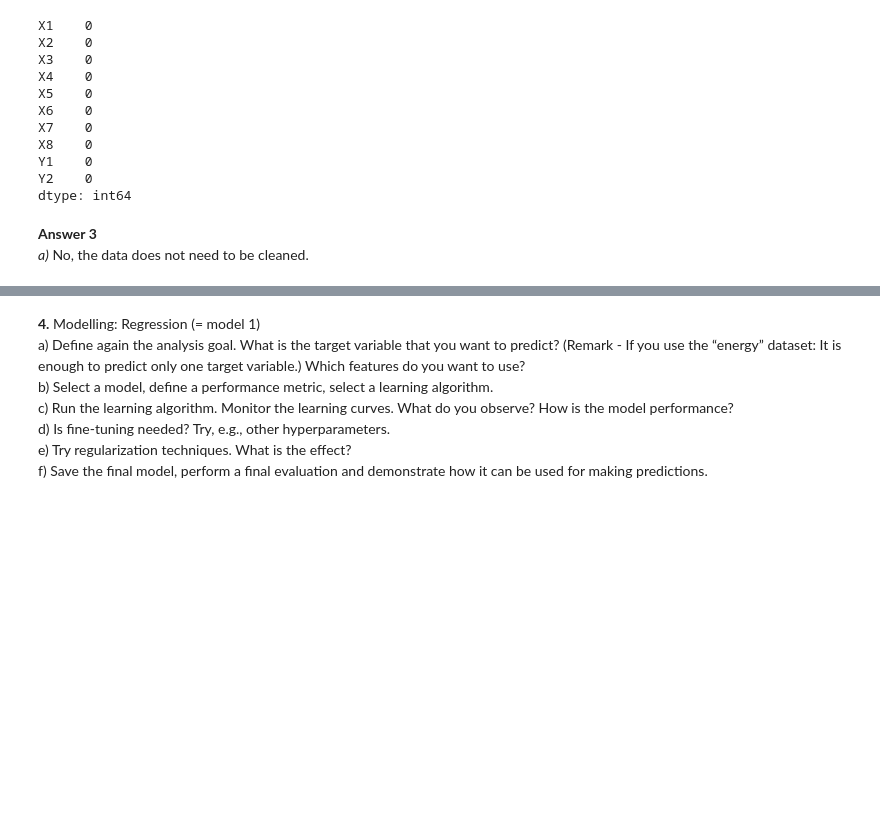
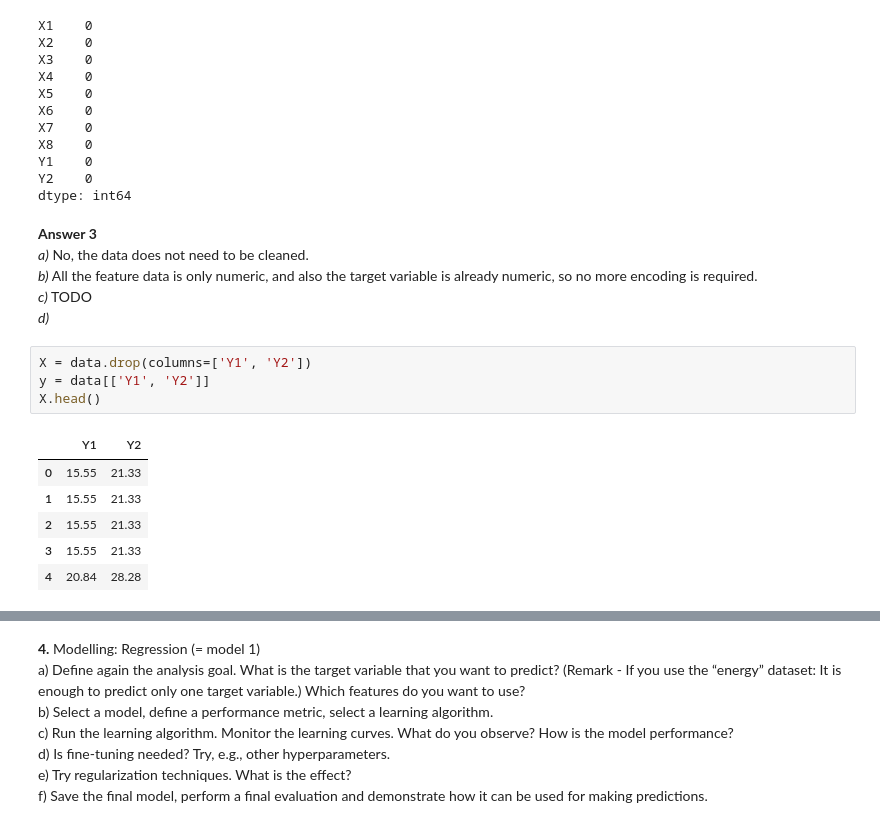
Before and after one commit to YunusEA12/ENERGY, a Jupyter notebook: Project1-Gruppe08-Energy.ipynb, the cells around one changed output, grey strips where cells are left out. Drawn from its saved outputs; the diff is of its cells as text; blank space fills up the shorter version.

```diff
--- a/Project1-Gruppe08-Energy.ipynb
+++ b/Project1-Gruppe08-Energy.ipynb
@@ -222,3 +229,17 @@ dtype: int64
 # %% [markdown]
 **Answer 3**
 *a)* No, the data does not need to be cleaned.
+*b)* All the feature data is only numeric, and also the target variable is already numeric, so no more encoding is required.
+*c)* TODO
+*d)*
+# %%
+X = data.drop(columns=['Y1', 'Y2'])
+y = data[['Y1', 'Y2']]
+X.head()
+# %% [output]
+|  | Y1 | Y2 |
+| 0 | 15.55 | 21.33 |
+| 1 | 15.55 | 21.33 |
+| 2 | 15.55 | 21.33 |
+| 3 | 15.55 | 21.33 |
+| 4 | 20.84 | 28.28 |
```
Also changed, not shown: parts of 7 cells of this notebook.
